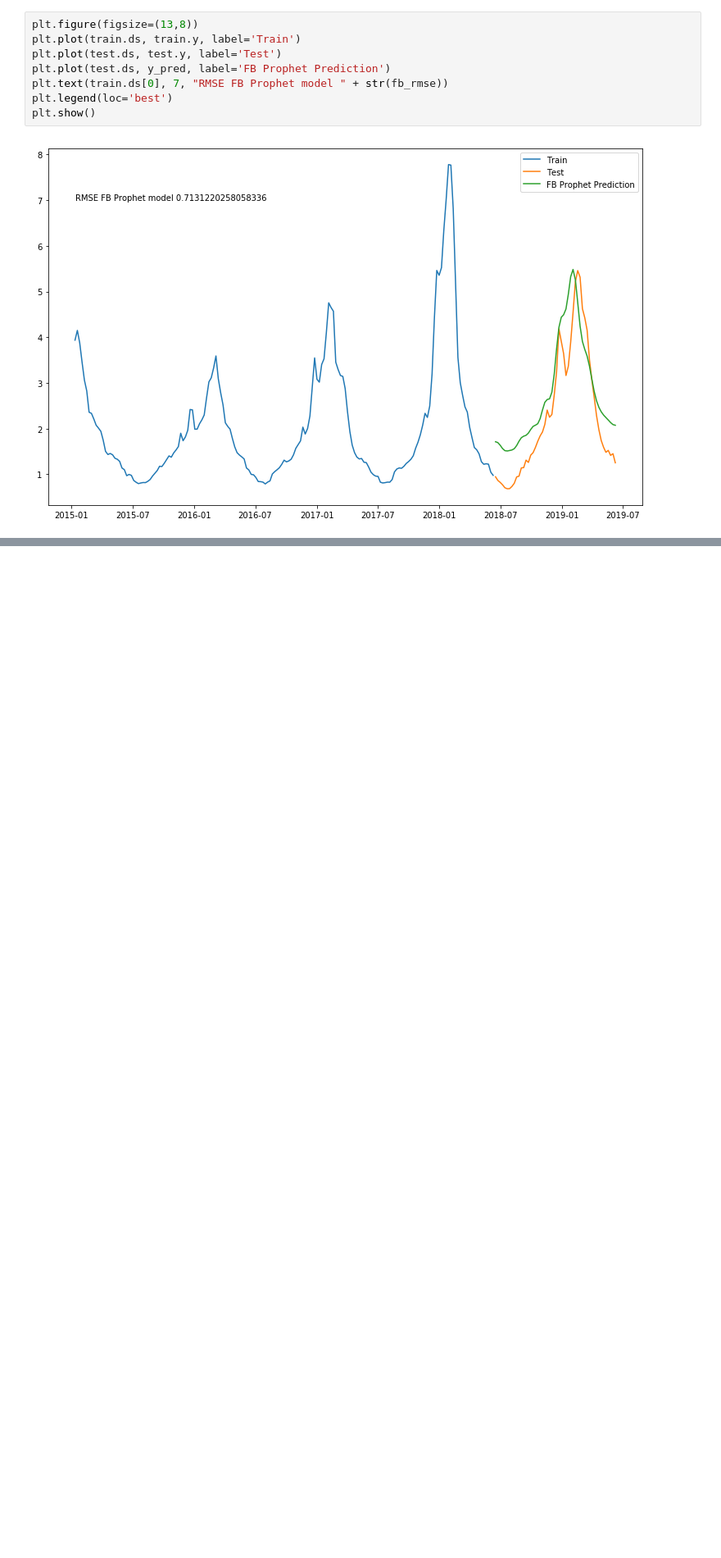
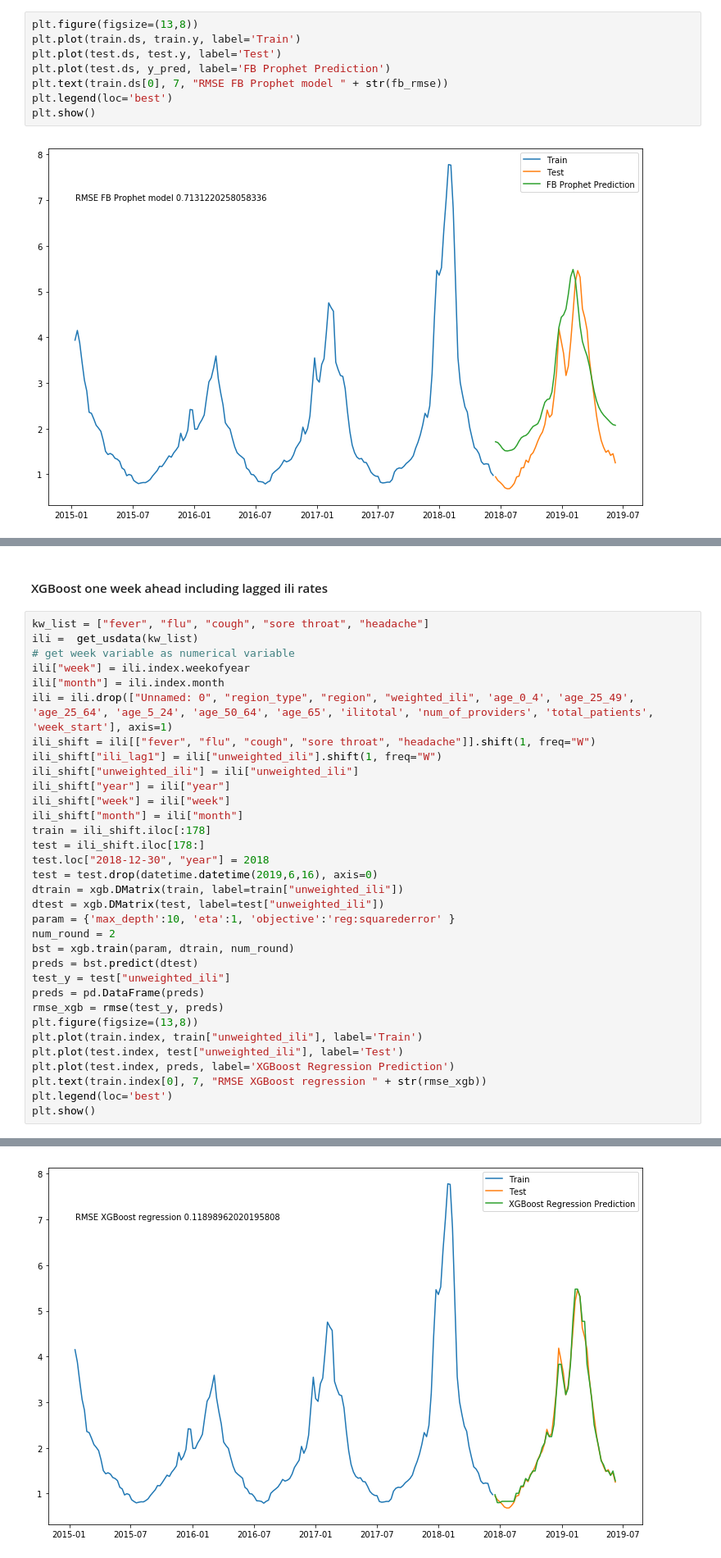
Before and after one commit to tlary/US-ILI-Rates-Forecasting-using-Google-Trends, a Jupyter notebook: master.ipynb, the cells around one changed output, grey strips where cells are left out. Shown: that part at 82% size. Saved outputs shown, nothing was run; the diff lists cells and outputs as text; blank space fills up the shorter version.

Commit message:
start creating a clean notebook

```diff
--- a/master.ipynb
+++ b/master.ipynb
@@ -477,0 +585,36 @@ plt.show()
+# %% [markdown]
+#### XGBoost one week ahead including lagged ili rates
+# %%
+kw_list = ["fever", "flu", "cough", "sore throat", "headache"]
+ili =  get_usdata(kw_list)
+# get week variable as numerical variable
+ili["week"] = ili.index.weekofyear
+ili["month"] = ili.index.month
+ili = ili.drop(["Unnamed: 0", "region_type", "region", "weighted_ili", 'age_0_4', 'age_25_49', 'age_25_64', 'age_5_24', 'age_50_64', 'age_65', 'ilitotal', 'num_of_providers', 'total_patients', 'week_start'], axis=1)
+ili_shift = ili[["fever", "flu", "cough", "sore throat", "headache"]].shift(1, freq="W")
+ili_shift["ili_lag1"] = ili["unweighted_ili"].shift(1, freq="W")
+ili_shift["unweighted_ili"] = ili["unweighted_ili"]
+ili_shift["year"] = ili["year"]
+ili_shift["week"] = ili["week"]
+ili_shift["month"] = ili["month"]
+train = ili_shift.iloc[:178]
+test = ili_shift.iloc[178:]
+test.loc["2018-12-30", "year"] = 2018
+test = test.drop(datetime.datetime(2019,6,16), axis=0)
+dtrain = xgb.DMatrix(train, label=train["unweighted_ili"])
+dtest = xgb.DMatrix(test, label=test["unweighted_ili"])
+param = {'max_depth':10, 'eta':1, 'objective':'reg:squarederror' }
+num_round = 2
+bst = xgb.train(param, dtrain, num_round)
+preds = bst.predict(dtest)
+test_y = test["unweighted_ili"]
+preds = pd.DataFrame(preds)
+rmse_xgb = rmse(test_y, preds)
+plt.figure(figsize=(13,8))
+plt.plot(train.index, train["unweighted_ili"], label='Train')
+plt.plot(test.index, test["unweighted_ili"], label='Test')
+plt.plot(test.index, preds, label='XGBoost Regression Prediction')
+plt.text(train.index[0], 7, "RMSE XGBoost regression " + str(rmse_xgb))
+plt.legend(loc='best')
+plt.show()
+# %% [output]
@@ -477,0 +626 @@ plt.show()
+[figure, added]
```
Also changed, not shown: parts of 39 cells of this notebook, 1 other file.
